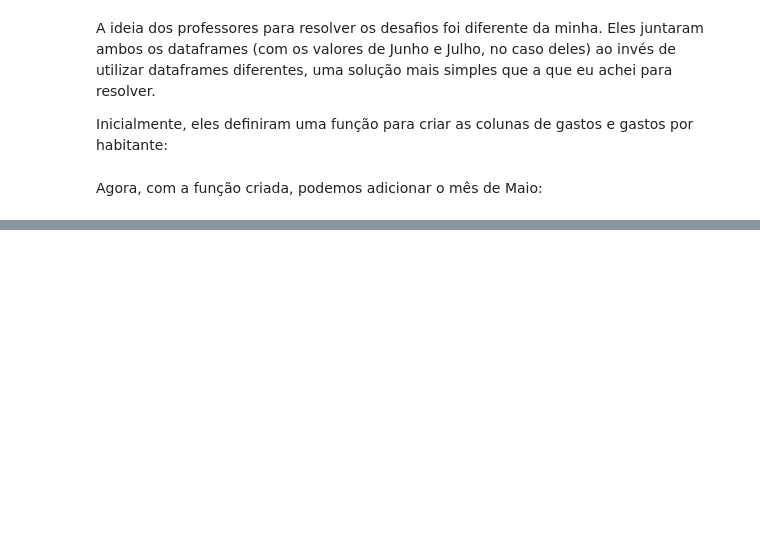
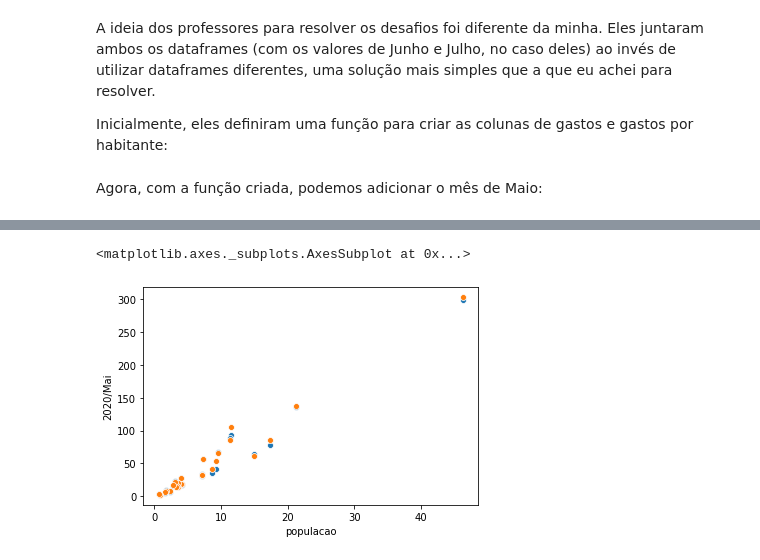
Before and after one commit to nicolasbuen/Alura-s-Data-Science-Bootcamp, a Jupyter notebook: modulo_2/aula _mod2.ipynb, the cells around one changed output, grey strips where cells are left out. Saved outputs shown, nothing was run; the diff lists cells and outputs as text; code cells hidden in the pictures; blank space fills up the shorter version.

```diff
--- a/modulo_2/aula _mod2.ipynb
+++ b/modulo_2/aula _mod2.ipynb
@@ -631,3 +631,9 @@ gastos_e_pop_recente.head(5)
 | Rio de Janeiro | 17366189 | 77604925.21 | 4.47 | 86281033.16 | 4.97 |
 | Bahia | 14930634 | 65159300.63 | 4.36 | 61756775.71 | 4.14 |
 | Paraná | 11516840 | 92901461.36 | 8.07 | 106103737.62 | 9.21 |
+# %%
+sns.scatterplot(data = gastos_e_pop_recente/1000000, x = 'populacao', y='2020/Jun')
+sns.scatterplot(data = gastos_e_pop_recente/1000000, x = 'populacao', y='2020/Mai')
+# %% [output]
+<matplotlib.axes._subplots.AxesSubplot at 0x...>
+[figure, added]
```
Also changed, not shown: parts of 1 cell of this notebook, 1 other file.
